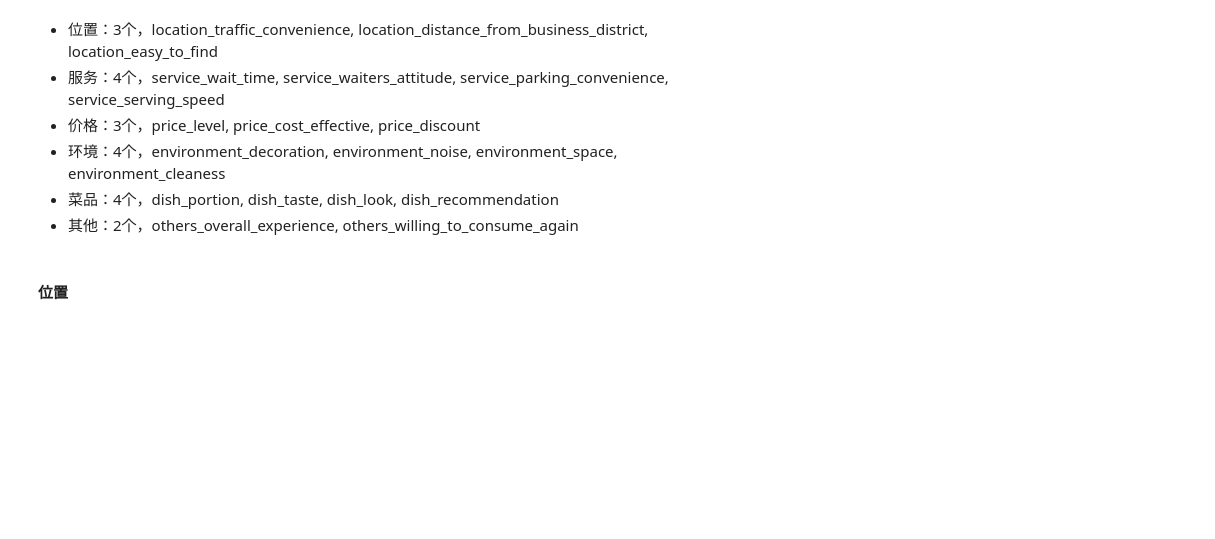
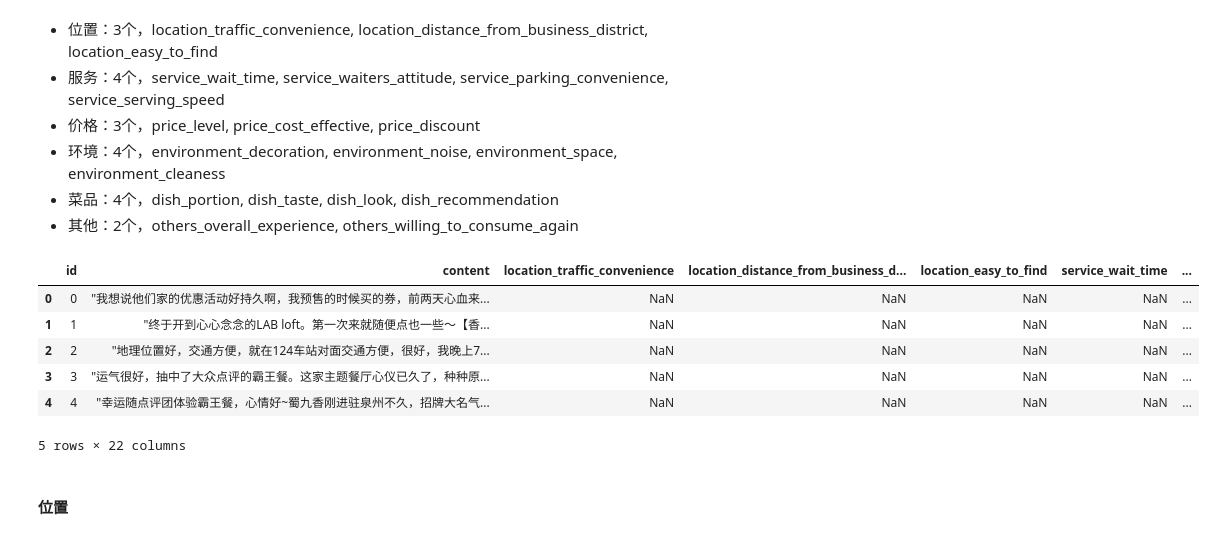
Before and after one commit to CarryChang/ai_sentiment, a Jupyter notebook: eda.ipynb, the cells around one changed output. Cells and saved outputs as stored; diff of their text form; code cells hidden in the pictures; blank space fills up the shorter version.

```diff
--- a/eda.ipynb
+++ b/eda.ipynb
@@ -56,3 +56,14 @@ x_train = pad_sequences(sequences, maxlen=1000)
 
 sequences = tokenizer.texts_to_sequences(x_val)
 x_val = pad_sequences(sequences, maxlen=1000)
+# %%
+test_data = pd.read_csv('data/test.csv')
+test_data.head()
+# %% [output]
+|  | id | content | location_traffic_convenience | location_distance_from_business_d... | location_easy_to_find | service_wait_time | ... |
+| 0 | 0 | "我想说他们家的优惠活动好持久啊，我预售的时候买的券，前两天心血来... | NaN | NaN | NaN | NaN | ... |
+| 1 | 1 | "终于开到心心念念的LAB loft。第一次来就随便点也一些～【香... | NaN | NaN | NaN | NaN | ... |
+| 2 | 2 | "地理位置好，交通方便，就在124车站对面交通方便，很好，我晚上7... | NaN | NaN | NaN | NaN | ... |
+| 3 | 3 | "运气很好，抽中了大众点评的霸王餐。这家主题餐厅心仪已久了，种种原... | NaN | NaN | NaN | NaN | ... |
+| 4 | 4 | "幸运随点评团体验霸王餐，心情好~蜀九香刚进驻泉州不久，招牌大名气... | NaN | NaN | NaN | NaN | ... |
+5 rows × 22 columns
```
Also changed, not shown: parts of 45 cells of this notebook.
